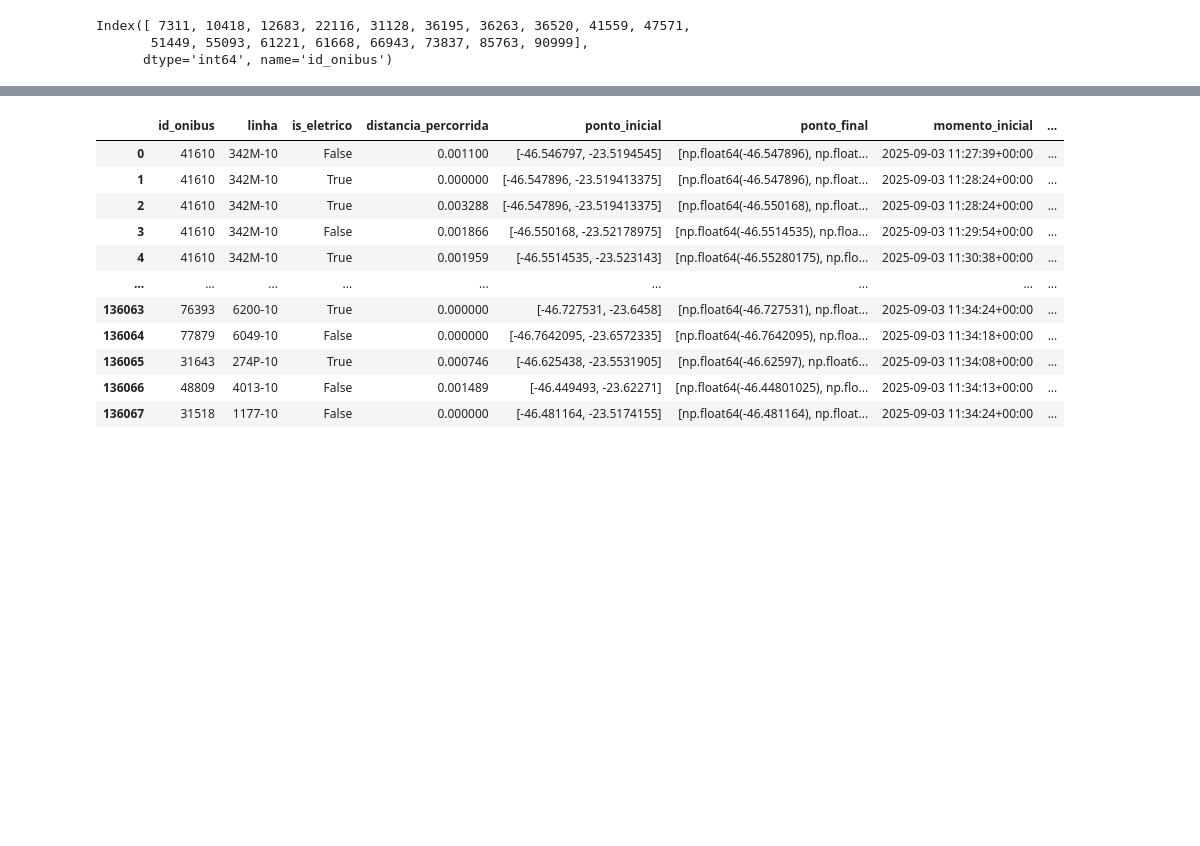
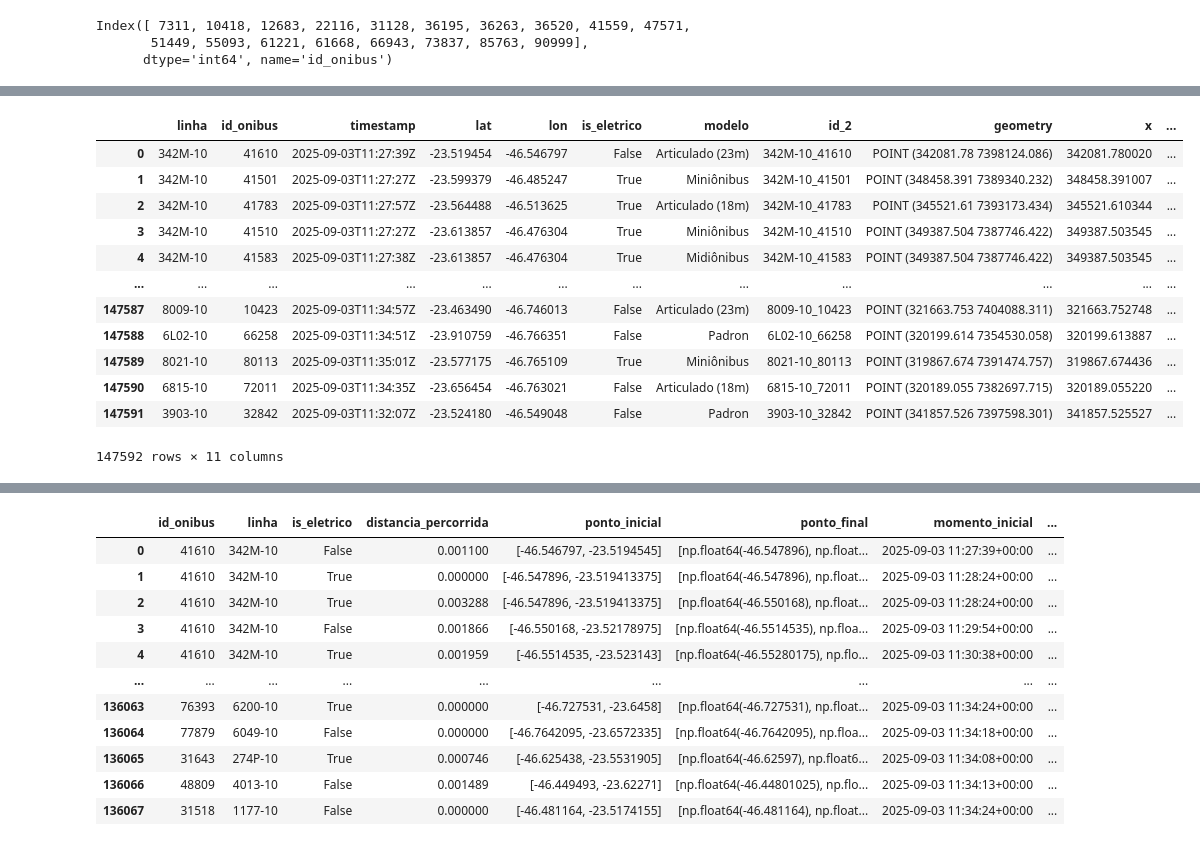
Before and after one commit to sepep-pmsp/dash_onibus_eletricos, a Jupyter notebook: analise_diagnostico.ipynb, the cells around one changed output, grey strips where cells are left out. Cells and saved outputs as stored; diff of their text form; code cells hidden in the pictures; blank space fills up the shorter version.

```diff
--- a/analise_diagnostico.ipynb
+++ b/analise_diagnostico.ipynb
@@ -80,3 +85,9 @@ ids_multilinhas
 Index([ 7311, 10418, 12683, 22116, 31128, 36195, 36263, 36520, 41559, 47571,
        51449, 55093, 61221, 61668, 66943, 73837, 85763, 90999],
       dtype='int64', name='id_onibus')
+# %%
+gdf = gpd.GeoDataFrame(df_posicoes, geometry=gpd.points_from_xy(df_posicoes.lon, df_posicoes.lat), crs="EPSG:4326")
+
+gdf = gdf.to_crs("EPSG:31983")
+
+gdf
@@ -82,0 +108,19 @@ Index([ 7311, 10418, 12683, 22116, 31128, 36195, 36263, 36520, 41559, 47571,
+# %%
+gdf["x"] = gdf.geometry.x
+gdf["y"] = gdf.geometry.y
+
+gdf
+# %% [output]
+|  | linha | id_onibus | timestamp | lat | lon | is_eletrico | modelo | id_2 | geometry | x | ... |
+| 0 | 342M-10 | 41610 | 2025-09-03T11:27:39Z | -23.519454 | -46.546797 | False | Articulado (23m) | 342M-10_41610 | POINT (342081.78 7398124.086) | 342081.780020 | ... |
+| 1 | 342M-10 | 41501 | 2025-09-03T11:27:27Z | -23.599379 | -46.485247 | True | Miniônibus | 342M-10_41501 | POINT (348458.391 7389340.232) | 348458.391007 | ... |
+| 2 | 342M-10 | 41783 | 2025-09-03T11:27:57Z | -23.564488 | -46.513625 | True | Articulado (18m) | 342M-10_41783 | POINT (345521.61 7393173.434) | 345521.610344 | ... |
+| 3 | 342M-10 | 41510 | 2025-09-03T11:27:27Z | -23.613857 | -46.476304 | True | Miniônibus | 342M-10_41510 | POINT (349387.504 7387746.422) | 349387.503545 | ... |
+| 4 | 342M-10 | 41583 | 2025-09-03T11:27:38Z | -23.613857 | -46.476304 | True | Midiônibus | 342M-10_41583 | POINT (349387.504 7387746.422) | 349387.503545 | ... |
+| ... | ... | ... | ... | ... | ... | ... | ... | ... | ... | ... | ... |
+| 147587 | 8009-10 | 10423 | 2025-09-03T11:34:57Z | -23.463490 | -46.746013 | False | Articulado (23m) | 8009-10_10423 | POINT (321663.753 7404088.311) | 321663.752748 | ... |
+| 147588 | 6L02-10 | 66258 | 2025-09-03T11:34:51Z | -23.910759 | -46.766351 | False | Padron | 6L02-10_66258 | POINT (320199.614 7354530.058) | 320199.613887 | ... |
+| 147589 | 8021-10 | 80113 | 2025-09-03T11:35:01Z | -23.577175 | -46.765109 | True | Miniônibus | 8021-10_80113 | POINT (319867.674 7391474.757) | 319867.674436 | ... |
+| 147590 | 6815-10 | 72011 | 2025-09-03T11:34:35Z | -23.656454 | -46.763021 | False | Articulado (18m) | 6815-10_72011 | POINT (320189.055 7382697.715) | 320189.055220 | ... |
+| 147591 | 3903-10 | 32842 | 2025-09-03T11:32:07Z | -23.524180 | -46.549048 | False | Padron | 3903-10_32842 | POINT (341857.526 7397598.301) | 341857.525527 | ... |
+147592 rows × 11 columns
```
Also changed, not shown: parts of 16 cells of this notebook.
